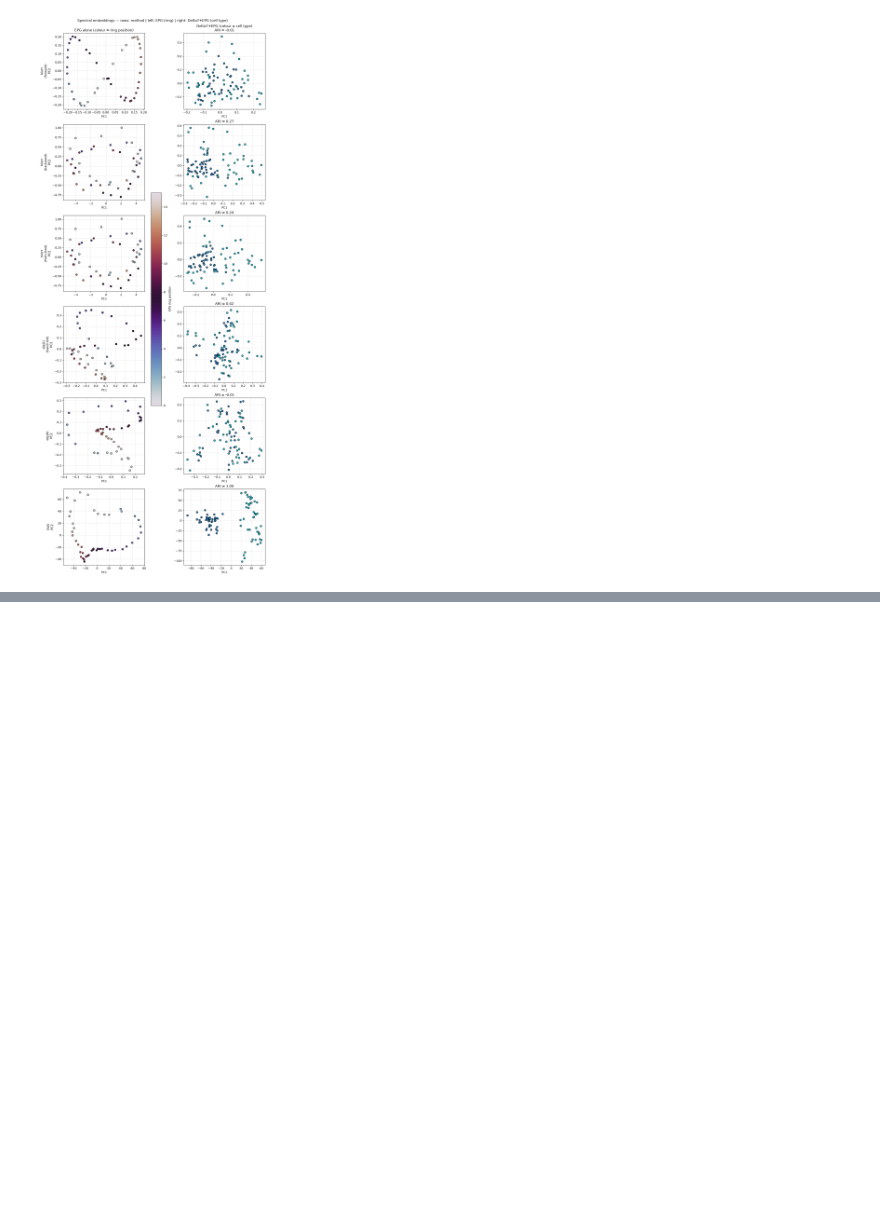
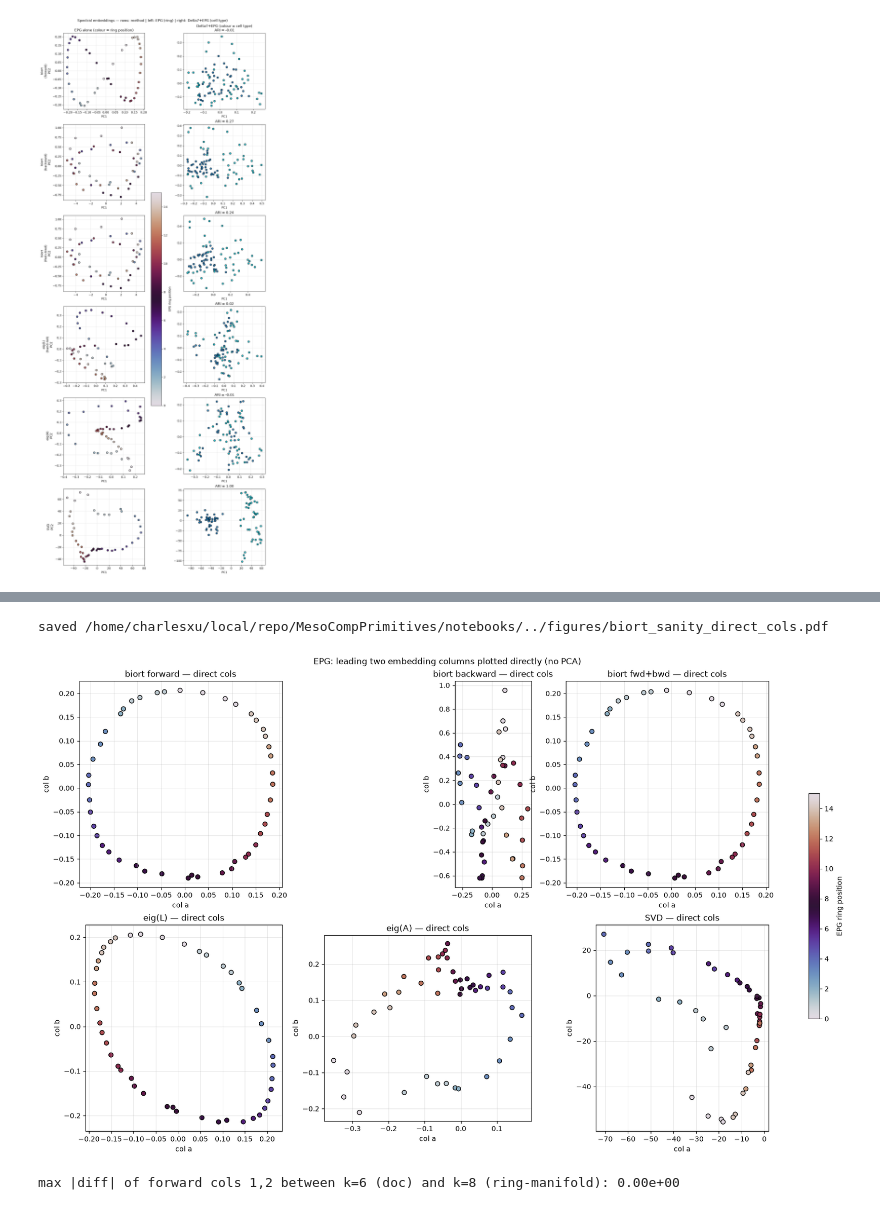
Before and after one commit to CharlesXu-Jingyue/MesoCompPrimitives, a Jupyter notebook: notebooks/biort_embedding_exploration.ipynb, the cells around one changed output, grey strips where cells are left out. Drawn from its saved outputs; the diff is of its cells as text; code cells hidden in the pictures; blank space fills up the shorter version.

```diff
--- a/notebooks/biort_embedding_exploration.ipynb
+++ b/notebooks/biort_embedding_exploration.ipynb
@@ -669,0 +679,32 @@ saved /home/charlesxu/local/repo/MesoCompPrimitives/notebooks/../figures/biort_t
+# %%
+def direct_cols(method, A):
+    if method == 'biort forward':  X = biort_fwd(A, 6);   return X[:, 1], X[:, 2]
+    if method == 'biort backward': X = biort_bwd(A, 6);   return X[:, 1], X[:, 2]
+    if method == 'biort fwd+bwd':  X = embed_biort(A, 6); return X[:, 1], X[:, 2]
+    if method == 'eig(L)':         X = embed_eigL(A, 6);  return X[:, 0], X[:, 1]
+    if method == 'eig(A)':         X = embed_eigA(A, 6);  return X[:, 1], X[:, 2]
+    X = svd_coembedding(A, 4);                            return X[:, 0], X[:, 1]
+
+methods6 = ['biort forward', 'biort backward', 'biort fwd+bwd', 'eig(L)', 'eig(A)', 'SVD']
+fig, axs = plt.subplots(2, 3, figsize=(16, 10), constrained_layout=True)
+for ax, m in zip(axs.ravel(), methods6):
+    x, y = direct_cols(m, rc_epg.A)
+    sc = ax.scatter(x, y, c=ring_e, cmap='twilight', s=40, edgecolors='k')
+    ax.set_title(f'{m} — direct cols'); ax.set_aspect('equal'); ax.grid(alpha=.3)
+    ax.set_xlabel('col a'); ax.set_ylabel('col b')
+fig.colorbar(sc, ax=axs, label='EPG ring position', shrink=.5)
+fig.suptitle('EPG: leading two embedding columns plotted directly (no PCA)')
+save_pdf(fig, 'biort_sanity_direct_cols'); plt.show()
+
+# Numerical: biort forward modes used in the doc match the ring-manifold panel's.
+# The ring-manifold (EPG pass) uses BiorthEmbedding(k=8); the comparison uses k=6.
+Xf8 = BiorthEmbedding(k=8, alpha=0.95, realify=True, random_state=42).fit(rc_epg.A).get_embedding()[:, :8]
+Xf6 = biort_fwd(rc_epg.A, 6)
+def cols_equal(a, b, j):              # equal up to an overall sign per column
+    return min(np.max(np.abs(a[:, j] - b[:, j])), np.max(np.abs(a[:, j] + b[:, j])))
+print('max |diff| of forward cols 1,2 between k=6 (doc) and k=8 (ring-manifold):',
+      f'{max(cols_equal(Xf6, Xf8, 1), cols_equal(Xf6, Xf8, 2)):.2e}')
+# %% [output]
+saved /home/charlesxu/local/repo/MesoCompPrimitives/notebooks/../figures/biort_sanity_direct_cols.pdf
+[figure, added]
+max |diff| of forward cols 1,2 between k=6 (doc) and k=8 (ring-manifold): 0.00e+00
```
Also changed, not shown: parts of 3 cells of this notebook, 4 other files.
